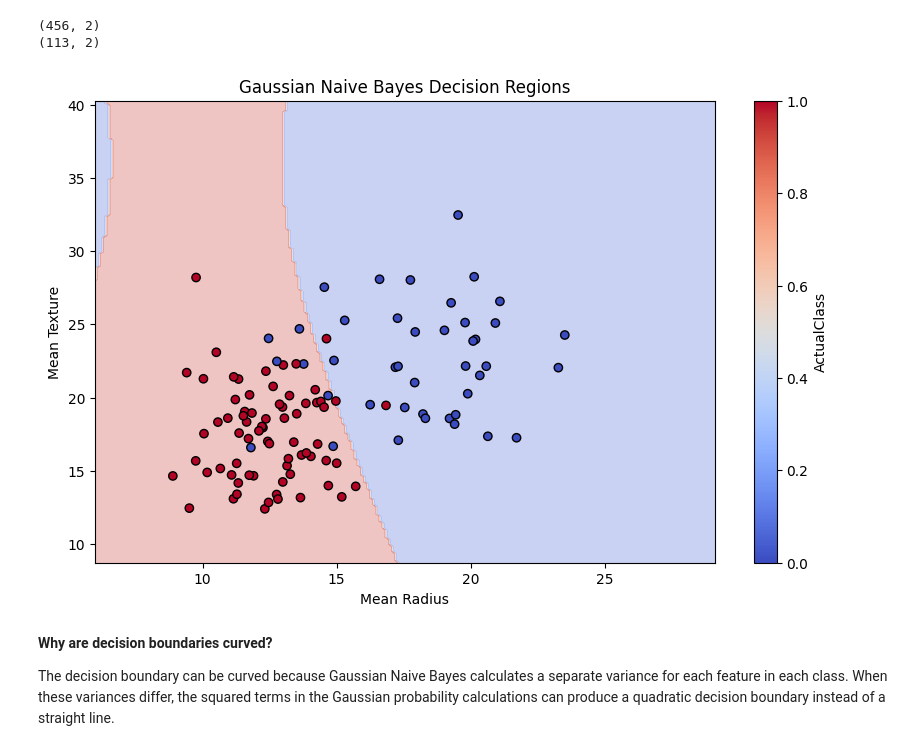
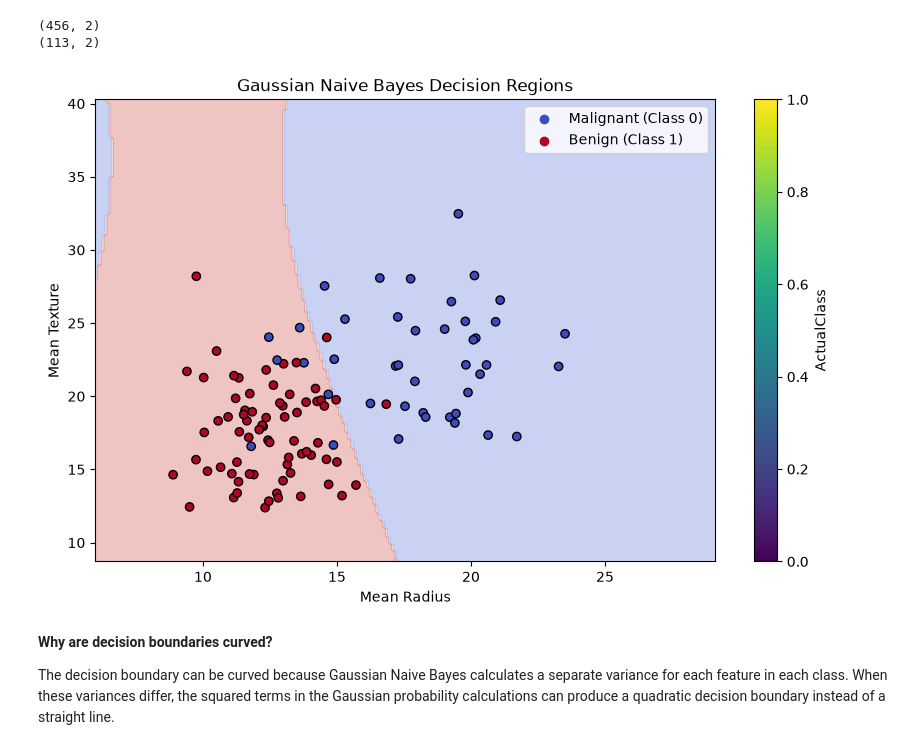
Before and after one commit to naglaamohamed1486-droid/Cola_machine, a Jupyter notebook: GNB_20240626_20242100.ipynb, the cells around one changed output. Saved outputs shown, nothing was run; the diff lists cells and outputs as text; code cells hidden in the pictures.

```diff
--- a/GNB_20240626_20242100.ipynb
+++ b/GNB_20240626_20242100.ipynb
@@ -821,33 +853,35 @@ print(X_test_2d.shape)
 # %%
 decision_model = GNBayes()
 decision_model.fit(X_train_2d, y_train)
 
 x_min = X_train_2d[:, 0].min() - 1
 x_max = X_train_2d[:, 0].max() + 1
 y_min = X_train_2d[:, 1].min() - 1
 y_max = X_train_2d[:, 1].max() + 1
 
 xx,yy = np.meshgrid(np.linspace(x_min, x_max, 200),
                     np.linspace(y_min, y_max, 200))
 
 grid_points = np.c_[xx.ravel(), yy.ravel()]
 Z = decision_model.predict(grid_points)
 Z = Z.reshape(xx.shape)
 
 
 plt.figure(figsize=(10,6))
 plt.contourf(xx, yy, Z, alpha=0.3, cmap="coolwarm")
 
 plt.scatter(X_test_2d[:,0], X_test_2d[:,1], c=y_test, edgecolors="black",cmap="coolwarm")
-
+plt.scatter([], [], color="#3B4CC0", label="Malignant (Class 0)")
+plt.scatter([], [], color="#B40426", label="Benign (Class 1)")
 
 plt.title("Gaussian Naive Bayes Decision Regions")
 plt.xlabel("Mean Radius")
 plt.ylabel("Mean Texture")
+plt.legend()
 plt.colorbar(label="ActualClass")
 plt.show()
 # %% [output]
-[figure, old version]
+[figure, new version]
 # %% [markdown]
 **Why are decision boundaries curved?**
 
```
Also changed, not shown: parts of 13 cells of this notebook.
